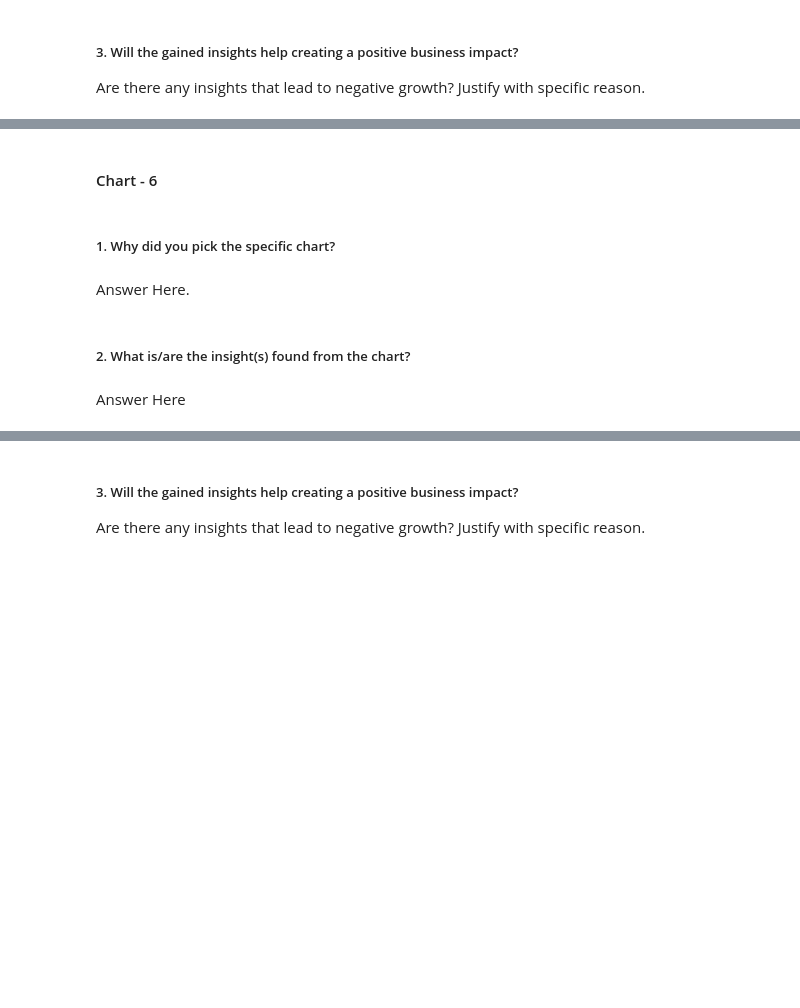
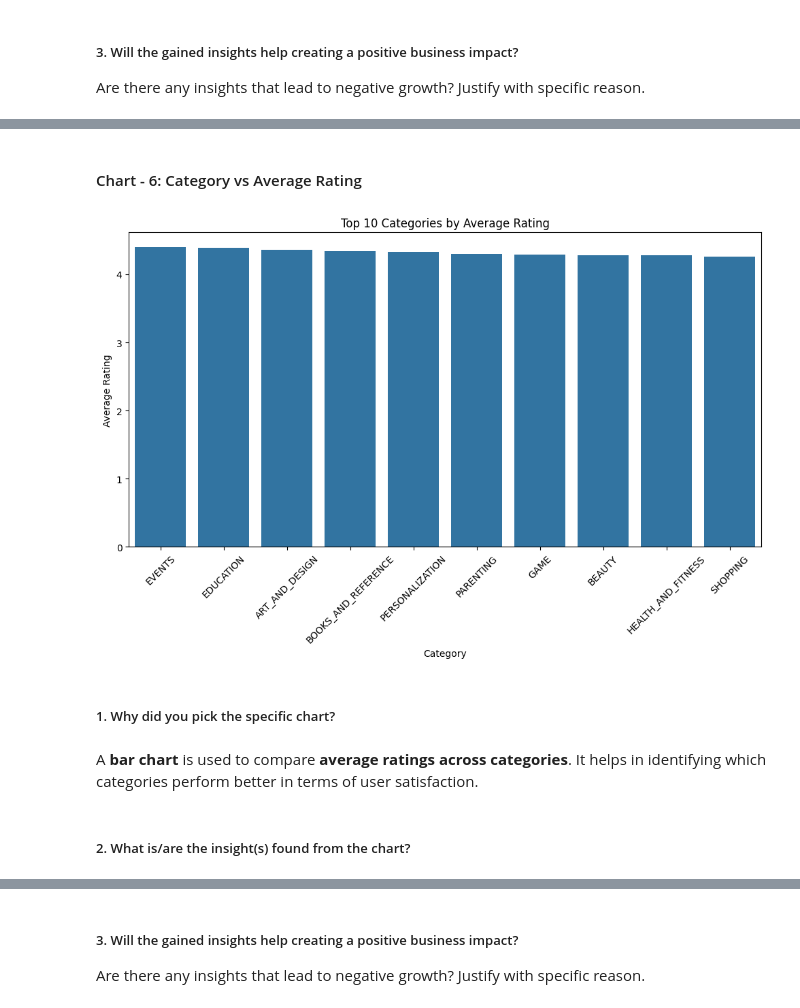
Before and after one commit to Chetanpatil71502/EDA-Play-Store-App-Review-Analysis, a Jupyter notebook: EDA_Play_Store_App_Review_Analysis.ipynb, the cells around one changed output, grey strips where cells are left out. Drawn from its saved outputs; the diff is of its cells as text; code cells hidden in the pictures; blank space fills up the shorter version.

```diff
--- a/EDA_Play_Store_App_Review_Analysis.ipynb
+++ b/EDA_Play_Store_App_Review_Analysis.ipynb
@@ -638,2 +729,2 @@ Answer Here
 # %% [markdown]
-#### Chart - 6
+#### Chart - 6: Category vs Average Rating
@@ -642,8 +731,30 @@ Answer Here
+# %%
+#Average Rating by Category
+
+plt.figure(figsize=(12,6))
+
+# Calculating average rating for each category
+avg_rating = playstore_df.groupby('Category')['Rating'].mean().sort_values(ascending=False).head(10)
+
+# Creating bar plot
+sns.barplot(x=avg_rating.index, y=avg_rating.values)
+
+# Rotating labels for better readability
+plt.xticks(rotation=45)
+
+# Adding labels and title
+plt.title("Top 10 Categories by Average Rating")
+plt.xlabel("Category")
+plt.ylabel("Average Rating")
+
+# Display the chart
+plt.show()
+# %% [output]
+[figure, added]
 # %% [markdown]
 ##### 1. Why did you pick the specific chart?
-# %% [markdown]
-Answer Here.
+# %% [markdown]
+A **bar chart** is used to compare **average ratings across categories**.
+It helps in identifying which categories perform better in terms of user satisfaction.
 # %% [markdown]
 ##### 2. What is/are the insight(s) found from the chart?
-# %% [markdown]
-Answer Here
```
Also changed, not shown: parts of 109 cells of this notebook.
